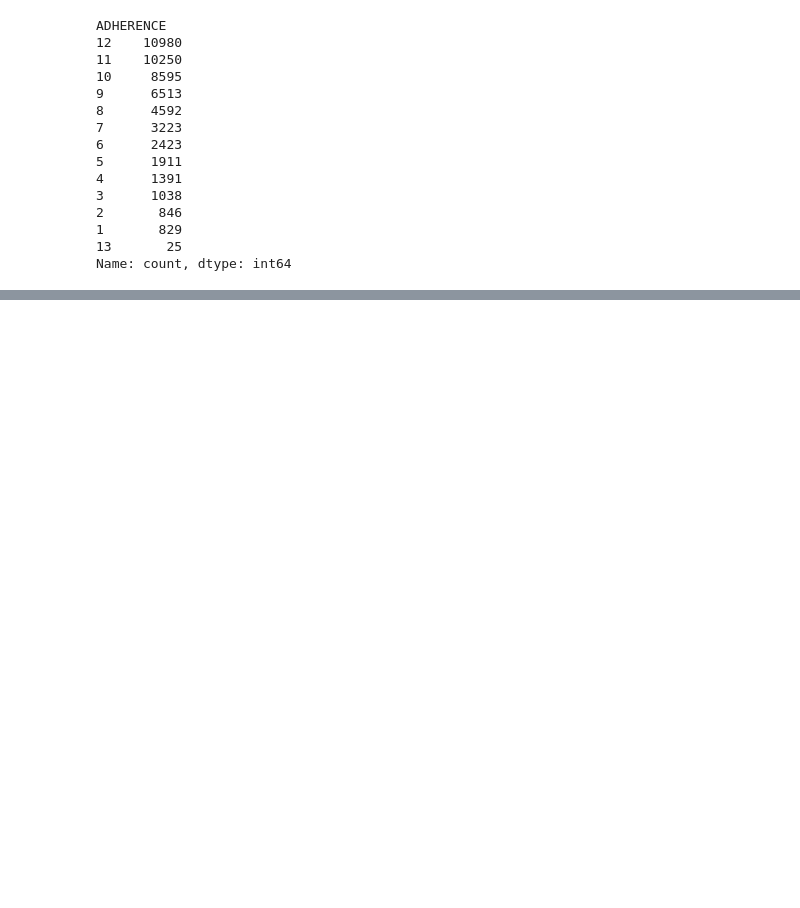
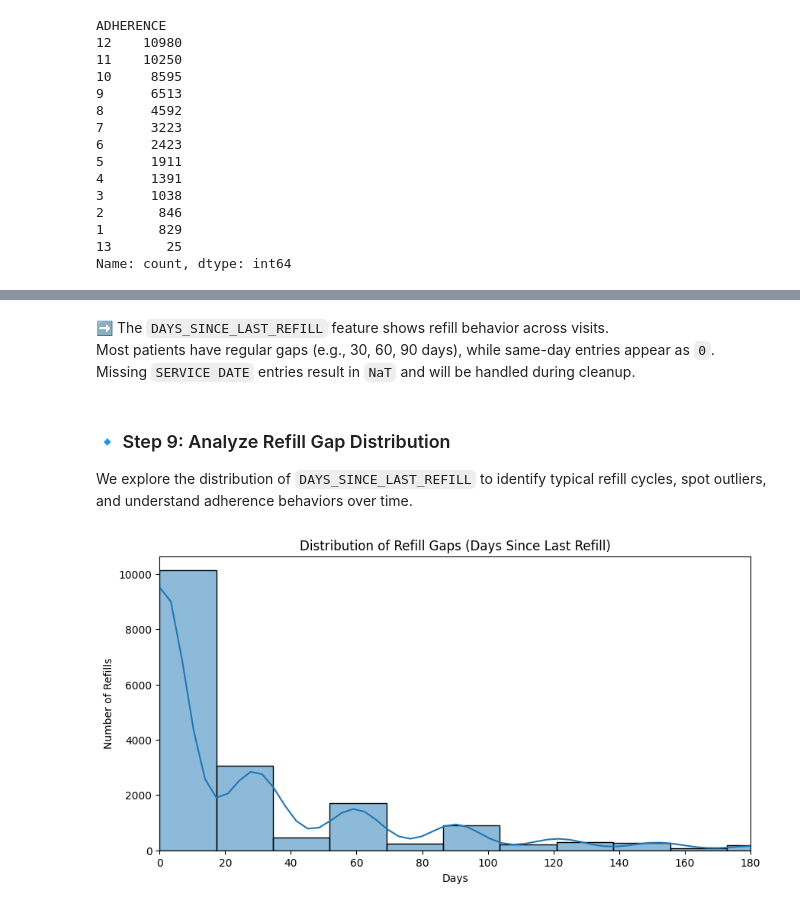
Before and after one commit to mathachew7/MedAdhereAI, a Jupyter notebook: notebooks/01_data_exploration.ipynb, the cells around one changed output, grey strips where cells are left out. Drawn from its saved outputs; the diff is of its cells as text; code cells hidden in the pictures; blank space fills up the shorter version.

Commit message:
feat: complete Phase 1 EDA with binary target and refill gap analysis

```diff
--- a/notebooks/01_data_exploration.ipynb
+++ b/notebooks/01_data_exploration.ipynb
@@ -80,0 +97,6 @@ Name: count, dtype: int64
+# %%
+# Create binary target from adherence levels
+df['ADHERENT_BINARY'] = df['ADHERENCE'].apply(lambda x: 1 if x >= 8 else 0)
+
+# Check binary label distribution
+df['ADHERENT_BINARY'].value_counts(normalize=True).round(3)
@@ -80,0 +141,15 @@ Name: count, dtype: int64
+# %%
+# Recalculate age from BIRTHDATE
+df['CALCULATED_AGE'] = pd.to_datetime('today').year - df['BIRTHDATE'].dt.year
+
+# Compare calculated vs provided age
+df[['CURRENT AGE', 'CALCULATED_AGE']].describe()
+
+# Time between service and assess
+df['DAYS_BETWEEN_SERVICE_AND_ASSESS'] = (df['ASSESS DATE'] - df['SERVICE DATE']).dt.days
+
+# Time between service and received
+df['DAYS_BETWEEN_SERVICE_AND_RECEIVED'] = (df['DATE RECEIVED'] - df['SERVICE DATE']).dt.days
+
+# Quick sanity check
+df[['DAYS_BETWEEN_SERVICE_AND_ASSESS', 'DAYS_BETWEEN_SERVICE_AND_RECEIVED']].describe()
@@ -80,0 +216,9 @@ Name: count, dtype: int64
+# %%
+# Ensure sorting by patient and date
+df_sorted = df.sort_values(by=['MEMBER', 'SERVICE DATE'])
+
+# Calculate refill gap per patient
+df_sorted['DAYS_SINCE_LAST_REFILL'] = df_sorted.groupby('MEMBER')['SERVICE DATE'].diff().dt.days
+
+# Preview
+df_sorted[['MEMBER', 'SERVICE DATE', 'DAYS_SINCE_LAST_REFILL']].head(10)
@@ -80,0 +237,25 @@ Name: count, dtype: int64
+# %% [markdown]
+➡️ The `DAYS_SINCE_LAST_REFILL` feature shows refill behavior across visits.
+Most patients have regular gaps (e.g., 30, 60, 90 days), while same-day entries appear as `0`.
+Missing `SERVICE DATE` entries result in `NaT` and will be handled during cleanup.
+# %% [markdown]
+### 🔹 Step 9: Analyze Refill Gap Distribution
+
+We explore the distribution of `DAYS_SINCE_LAST_REFILL` to identify typical refill cycles, spot outliers, and understand adherence behaviors over time.
+# %%
+import matplotlib.pyplot as plt
+import seaborn as sns
+
+# Drop NaN refill gaps for histogram
+gap_data = df_sorted['DAYS_SINCE_LAST_REFILL'].dropna()
+
+# Plot histogram
+plt.figure(figsize=(10, 5))
+sns.histplot(gap_data, bins=40, kde=True)
+plt.title("Distribution of Refill Gaps (Days Since Last Refill)")
+plt.xlabel("Days")
+plt.ylabel("Number of Refills")
+plt.xlim(0, 180)
+plt.show()
+# %% [output]
+[figure, added]
```
Also changed, not shown: parts of 21 cells of this notebook, 3 other files.
